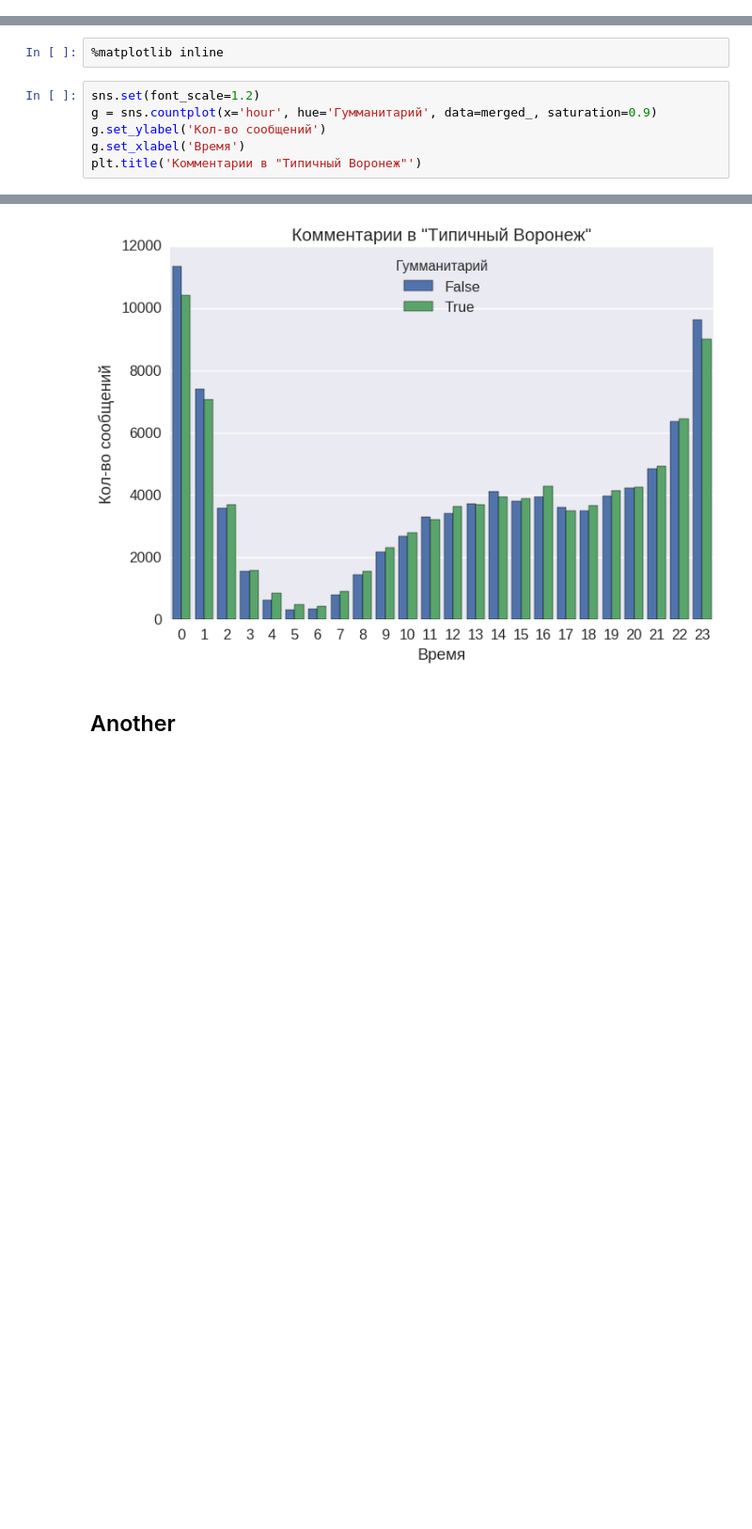
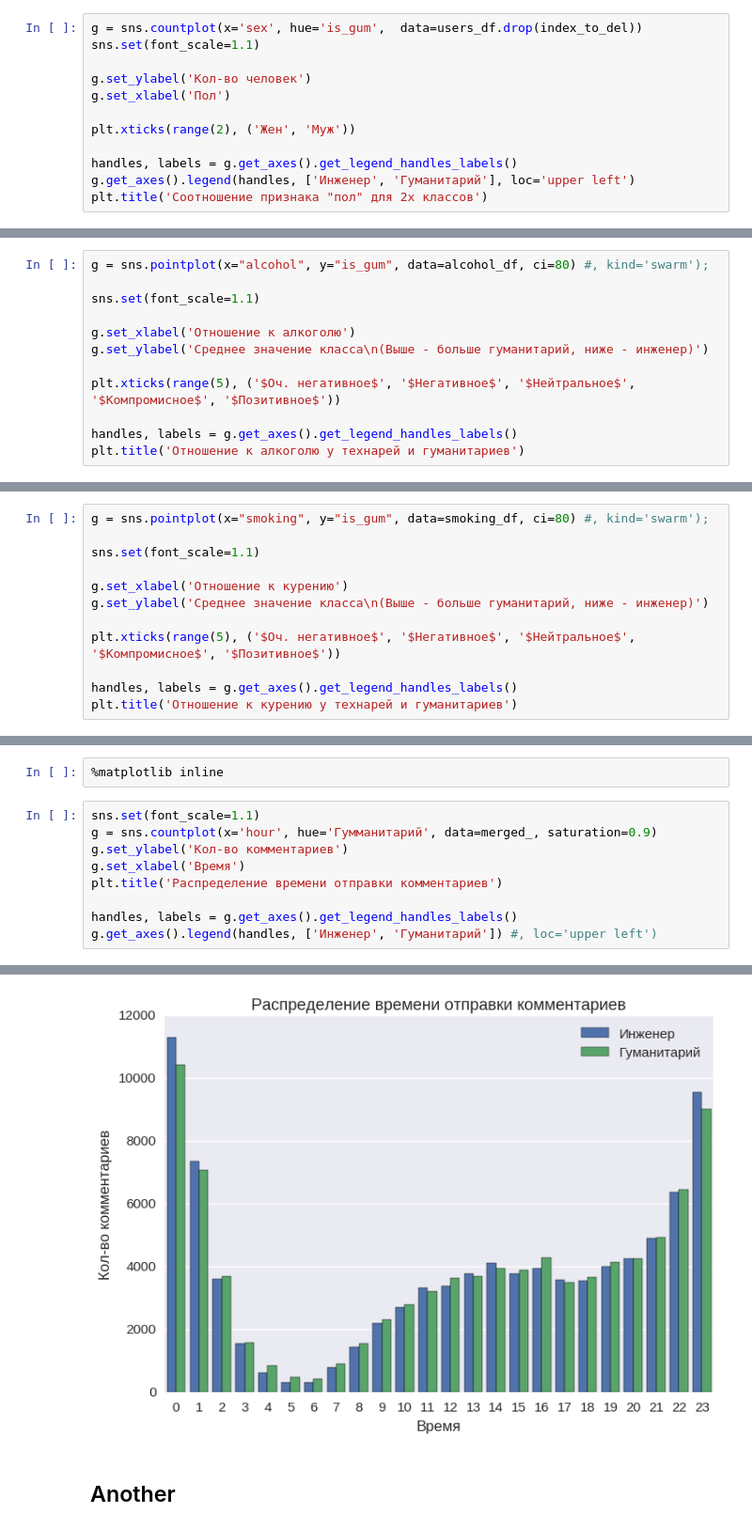
Before and after one commit to EvgenyKashin/CommentsAnalysis, a Jupyter notebook: analysis_vrn.ipynb, the cells around one changed output, grey strips where cells are left out. Shown: that part at 94% size. Saved outputs shown, nothing was run; the diff lists cells and outputs as text; blank space fills up the shorter version.

Commit message:
Added visualization of distribution different parameters

```diff
--- a/analysis_vrn.ipynb
+++ b/analysis_vrn.ipynb
@@ -214,0 +227,12 @@ g = sns.countplot(x='sex', hue='is_gum',  data=users_df.drop(index_to_del))
+# %%
+g = sns.countplot(x='sex', hue='is_gum',  data=users_df.drop(index_to_del))
+sns.set(font_scale=1.1)
+
+g.set_ylabel('Кол-во человек')
+g.set_xlabel('Пол')
+
+plt.xticks(range(2), ('Жен', 'Муж'))
+
+handles, labels = g.get_axes().get_legend_handles_labels()
+g.get_axes().legend(handles, ['Инженер', 'Гуманитарий'], loc='upper left')
+plt.title('Соотношение признака "пол" для 2х классов')
@@ -241,0 +282,12 @@ Name: is_gum, dtype: int64
+# %%
+g = sns.pointplot(x="alcohol", y="is_gum", data=alcohol_df, ci=80) #, kind='swarm');
+
+sns.set(font_scale=1.1)
+
+g.set_xlabel('Отношение к алкоголю')
+g.set_ylabel('Среднее значение класса\n(Выше - больше гуманитарий, ниже - инженер)')
+
+plt.xticks(range(5), ('$Оч. негативное$', '$Негативное$', '$Нейтральное$', '$Компромисное$', '$Позитивное$'))
+
+handles, labels = g.get_axes().get_legend_handles_labels()
+plt.title('Отношение к алкоголю у технарей и гуманитариев')
@@ -272,0 +343,12 @@ Name: is_gum, dtype: int64
+# %%
+g = sns.pointplot(x="smoking", y="is_gum", data=smoking_df, ci=80) #, kind='swarm');
+
+sns.set(font_scale=1.1)
+
+g.set_xlabel('Отношение к курению')
+g.set_ylabel('Среднее значение класса\n(Выше - больше гуманитарий, ниже - инженер)')
+
+plt.xticks(range(5), ('$Оч. негативное$', '$Негативное$', '$Нейтральное$', '$Компромисное$', '$Позитивное$'))
+
+handles, labels = g.get_axes().get_legend_handles_labels()
+plt.title('Отношение к курению у технарей и гуманитариев')
@@ -535,9 +651,12 @@ Name: is_gum, dtype: int64
 # %%
 %matplotlib inline
 # %%
-sns.set(font_scale=1.2)
+sns.set(font_scale=1.1)
 g = sns.countplot(x='hour', hue='Гумманитарий', data=merged_, saturation=0.9)
-g.set_ylabel('Кол-во сообщений')
+g.set_ylabel('Кол-во комментариев')
 g.set_xlabel('Время')
-plt.title('Комментарии в "Типичный Воронеж"')
+plt.title('Распределение времени отправки комментариев')
+
+handles, labels = g.get_axes().get_legend_handles_labels()
+g.get_axes().legend(handles, ['Инженер', 'Гуманитарий']) #, loc='upper left')
 # %% [output]
@@ -545,3 +666,3 @@ plt.title('Комментарии в "Типичный Воронеж"')
-[figure, old version]
+[figure, new version]
 # %% [markdown]
 ## Another
```
Also changed, not shown: parts of 22 cells of this notebook.
